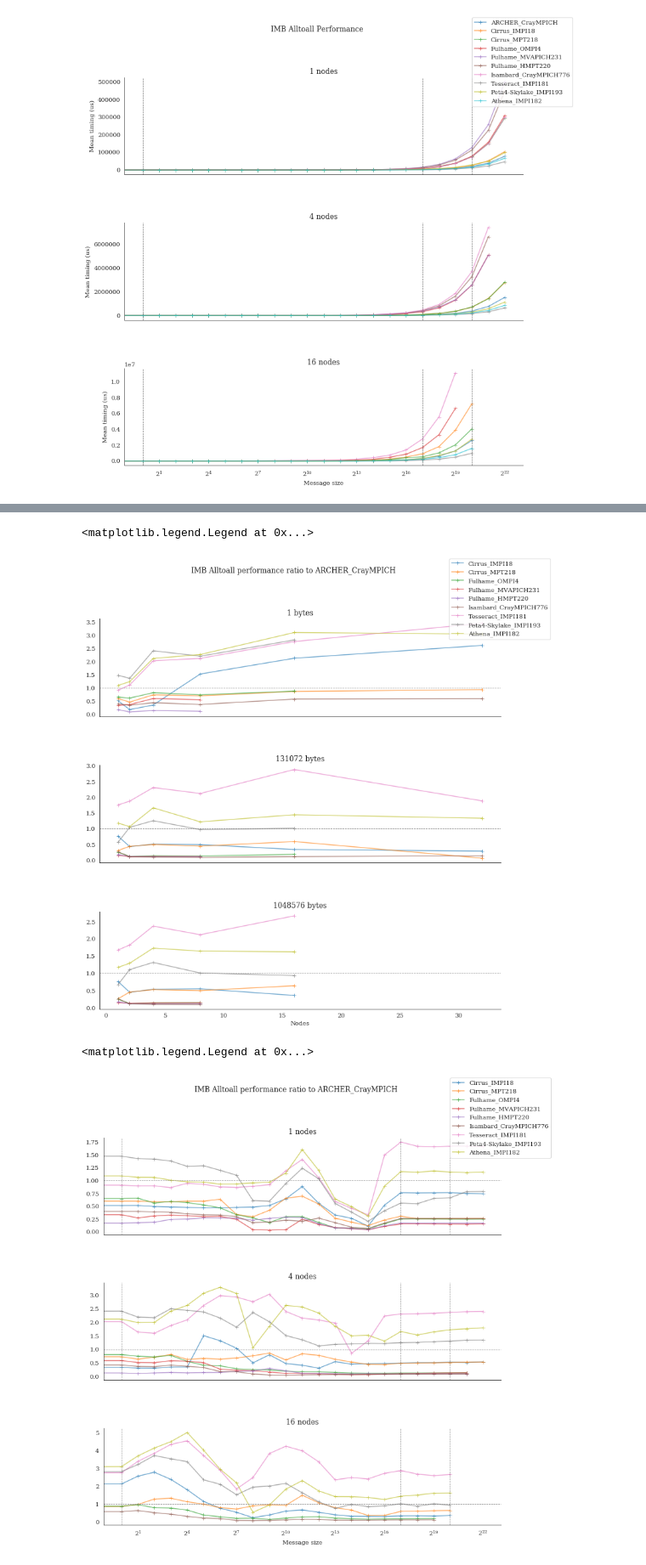
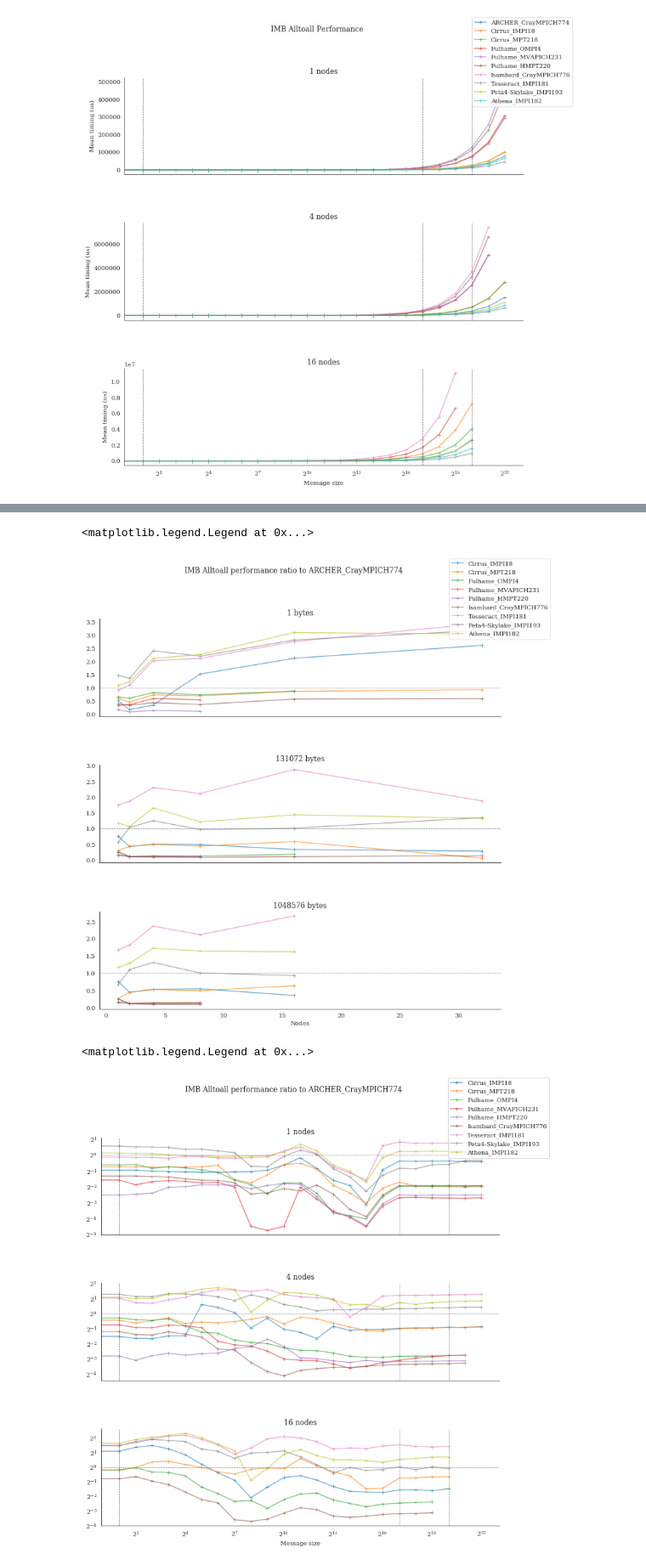
Before and after one commit to hpc-uk/archer-benchmarks, a Jupyter notebook: synth/IMB/analysis/IMB_Alltoall_compare.ipynb, the cells around one changed output, grey strips where cells are left out. Shown at 85% size. Drawn from its saved outputs; the diff is of its cells as text; code cells hidden in the pictures.

```diff
--- a/synth/IMB/analysis/IMB_Alltoall_compare.ipynb
+++ b/synth/IMB/analysis/IMB_Alltoall_compare.ipynb
@@ -16,7 +16,7 @@ from utilities import filemanip
 from synthanalysis import imb
 # %%
 benchmark = "Alltoall"
-systems = ['ARCHER_CrayMPICH',
+systems = ['ARCHER_CrayMPICH774',
            'Cirrus_IMPI18',
            'Cirrus_MPT218',
            'Fulhame_OMPI4',
@@ -98,7 +98,7 @@ fig.legend(handles, labels, loc='upper right')
 <matplotlib.legend.Legend at 0x...>
 [figure]
 # %%
-baseline = 'ARCHER_CrayMPICH'
+baseline = 'ARCHER_CrayMPICH774'
 systems = ['Cirrus_IMPI18',
            'Cirrus_MPT218',
            'Fulhame_OMPI4',
@@ -169,7 +169,7 @@ plt.xlabel("Nodes")
 fig.legend(handles, labels, loc='upper right')
 # %% [output]
 <matplotlib.legend.Legend at 0x...>
-[figure, old version]
+[figure, new version]
 # %%
 nodelist = [1, 4, 16]
 sizelist = [0,
@@ -187,31 +187,32 @@ sizelist = [0,
          2048,
          4096,
          8192,
         16384,
         32768,
         65536,
        131072,
        262144,
        524288,
       1048576,
       2097152,
       4194304]
 fig, axes = plt.subplots(nrows=3, ncols=1, sharex='all')
 fig.suptitle('IMB {0} performance ratio to {1}'.format(benchmark, baseline))
 fig.subplots_adjust(hspace=0.5)
 for ax, nodes in zip(axes.flatten(), nodelist):
     for system in systems:
         ax.plot(sizelist, imb.get_size_scaling(sizelist, nodes, imb_ratio[system]), '-+', label=system, alpha=0.6)
     ax.axhline(y=1, c='gray', ls='--', lw=0.75)
     ax.axvline(x=1, c='gray', ls='--', lw=0.75)
     ax.axvline(x=131072, c='gray', ls='--', lw=0.75)
     ax.axvline(x=1048576, c='gray', ls='--', lw=0.75)
+    ax.set_yscale('log', basey=2)
     ax.set(title="{0} nodes".format(nodes))
     handles, labels = ax.get_legend_handles_labels()
     sns.despine()
 plt.xscale('log', basex=2)
 plt.xlabel("Message size")
 fig.legend(handles, labels, loc='upper right')
 # %% [output]
 <matplotlib.legend.Legend at 0x...>
-[figure, old version]
+[figure, new version]
```
Also changed, not shown: parts of 2 cells of this notebook, 5 other files.
